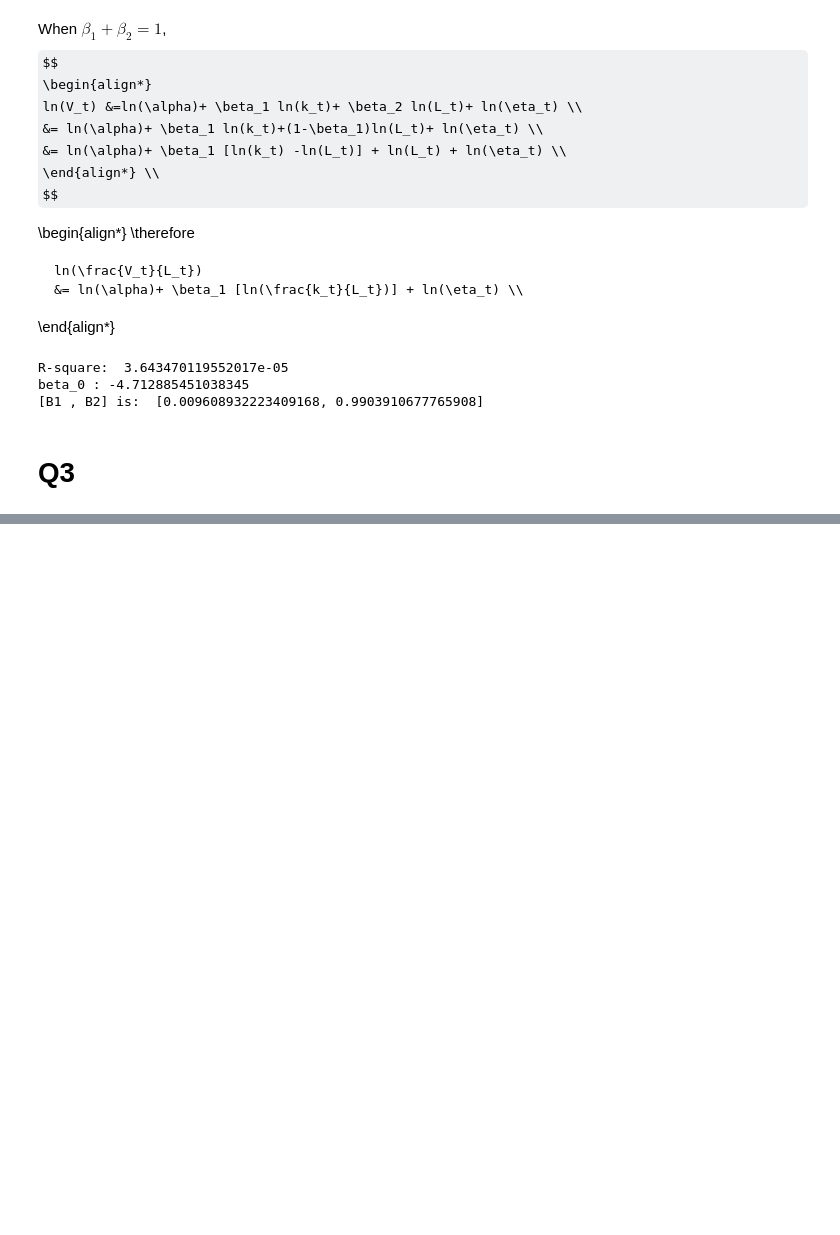
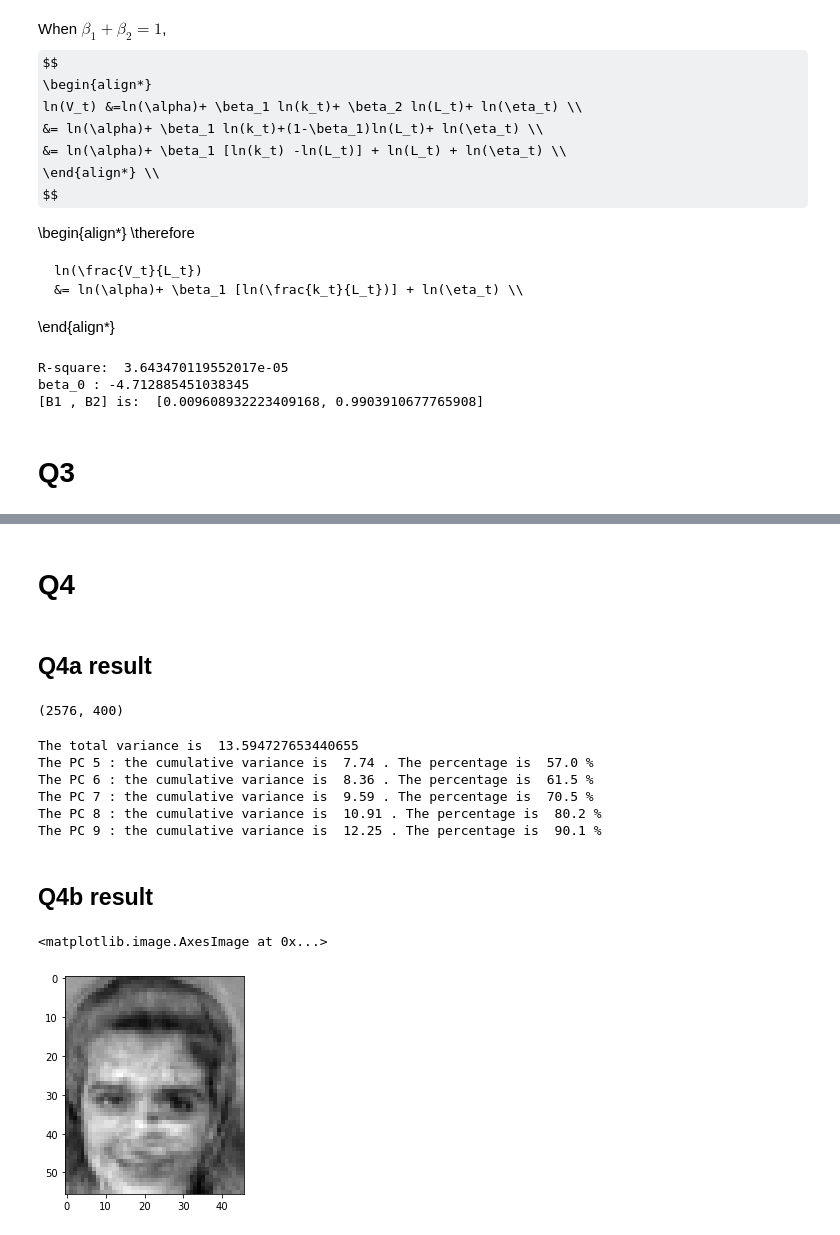
Before and after one commit to Chuanhuan/NTU-Classes, a Jupyter notebook: Data Analytics/hw5-jack.ipynb, the cells around one changed output, grey strips where cells are left out. Saved outputs shown, nothing was run; the diff lists cells and outputs as text; code cells hidden in the pictures; some formulas as TeX source; blank space fills up the shorter version.

```diff
--- a/Data Analytics/hw5-jack.ipynb
+++ b/Data Analytics/hw5-jack.ipynb
@@ -412,0 +421,44 @@ array([[ 5.36444929e+02, -5.08331283e+01, -1.07101731e+01, ...,
+# %% [markdown]
+# Q4
+# %% [markdown]
+## Q4a result
+# %%
+# do data transpose
+data_mat.T.shape
+# %% [output]
+(2576, 400)
+# %%
+result , eig_value , eig_vector = myPCA(data_mat.T, isCorrMx = False)
+# %%
+total_Var = sum(eig_value)
+print('The total variance is ', total_Var)
+cum_Var = []
+tmp = 0
+for i in eig_value:
+    tmp +=i
+    cum_Var.append(tmp)
+np.where(cum_Var/total_Var>.5)[0][0]
+for i in range(5,10):
+    index = np.where(cum_Var/total_Var>i/10)[0][0] # return 1st index
+    output = cum_Var[index]
+    print('The PC',i,': the cumulative variance is ', round(output, 2 ),'. The percentage is ', round(output/total_Var*100,1),'%')
+# %% [output]
+The total variance is  13.594727653440655
+The PC 5 : the cumulative variance is  7.74 . The percentage is  57.0 %
+The PC 6 : the cumulative variance is  8.36 . The percentage is  61.5 %
+The PC 7 : the cumulative variance is  9.59 . The percentage is  70.5 %
+The PC 8 : the cumulative variance is  10.91 . The percentage is  80.2 %
+The PC 9 : the cumulative variance is  12.25 . The percentage is  90.1 %
+# %% [markdown]
+## Q4b result
+# %%
+m=data_mat.T
+m_bar = np.mean(m.T,axis=1)
+Center_mat = m - [float(i) for i in m_bar]
+
+pic_PCA = m.dot(eig_vector.T)+ Center_mat # PCA reverse transformation
+PC1_pic = pic_PCA.T[0]
+plt.imshow(PC1_pic.reshape(56,46),cmap='gray')
+# %% [output]
+<matplotlib.image.AxesImage at 0x...>
+[figure, added]
```
Also changed, not shown: parts of 10 cells of this notebook.
